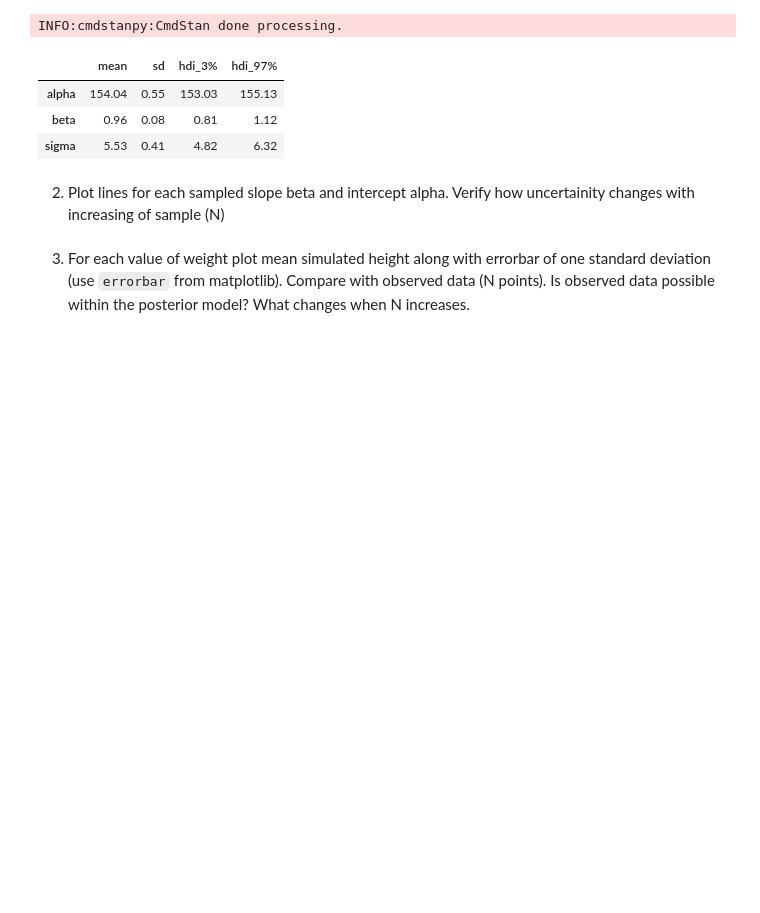
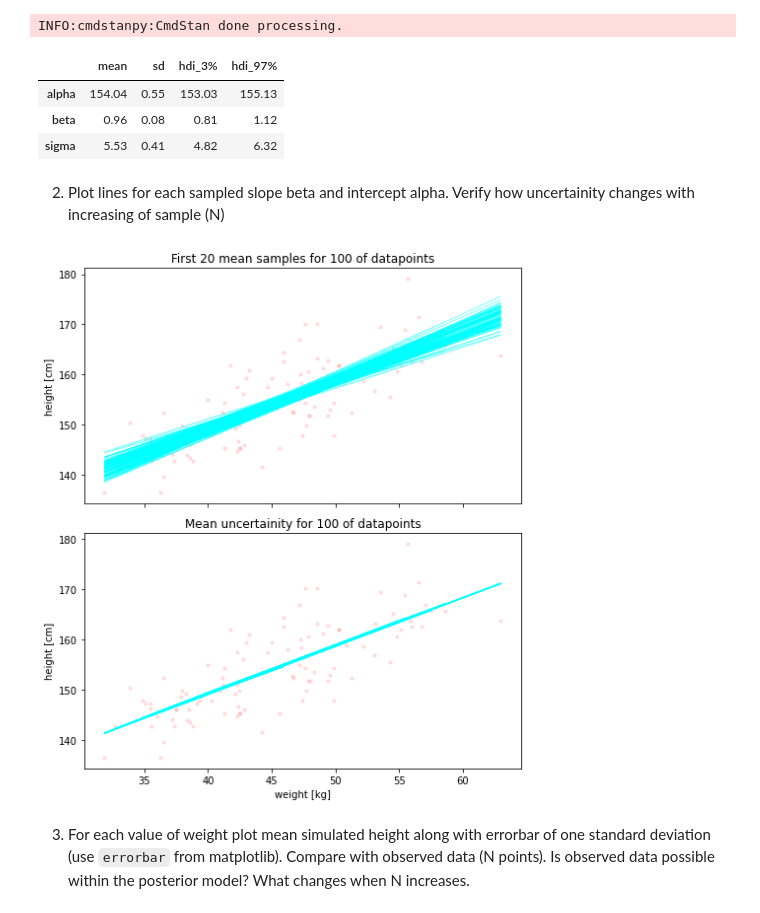
Before and after one commit to DanieloSendi/LaboratoryClasses_Data_Analitycs, a Jupyter notebook: Lab_4_Linear_models_modelling_height_of_Kung_people/Lab_4_Linear_models_modelling_height_of_Kung.ipynb, the cells around one changed output. Drawn from its saved outputs; the diff is of its cells as text; code cells hidden in the pictures; blank space fills up the shorter version.

````diff
--- a/Lab_4_Linear_models_modelling_height_of_Kung_people/Lab_4_Linear_models_modelling_height_of_Kung.ipynb
+++ b/Lab_4_Linear_models_modelling_height_of_Kung_people/Lab_4_Linear_models_modelling_height_of_Kung.ipynb
@@ -330,6 +319,40 @@ INFO:cmdstanpy:CmdStan done processing.
 | sigma | 5.53 | 0.41 | 4.82 | 6.32 |
 # %% [markdown]
 2. Plot lines for each sampled slope beta and intercept alpha. Verify how uncertainity changes with increasing of sample (N)
+# %%
+fig, axes = plt.subplots(2, 1, figsize=(7, 8), sharey=True, sharex=True)
+
+# Plot lines for each sampled slope beta and intercept alpha
+ax0 = axes[0]
+for i in range(100):
+    ax0.plot(d_short.weight,
+             alpha_fit[i] + beta_fit[i] * d_short.c_weight,
+             color='cyan',
+             alpha=0.5,
+             linewidth=0.5)
+ax0.scatter(d_short.weight, d_short.height, color='red', alpha=0.1, s=10)
+ax0.set_ylabel('height [cm]')
+ax0.set_title('First 20 mean samples for {} of datapoints'.format(len(d_short)))
+
+# Plot mean with shaded error band
+ax1 = axes[1]
+mean_height = np.mean(height_pred, axis=0)
+std_height = np.std(height_pred, axis=0)
+ax1.plot(d_short.weight, mean_height, color='cyan')
+# ax1.fill_between(d_short.weight,
+#                   mean_height - std_height,
+#                   mean_height + std_height,
+#                   alpha=0.2,
+#                   color='cyan')
+ax1.scatter(d_short.weight, d_short.height, color='red', alpha=0.1, s=10)
+ax1.set_xlabel('weight [kg]')
+ax1.set_ylabel('height [cm]')
+ax1.set_title('Mean uncertainity for {} of datapoints'.format(len(d_short)))
+
+fig.tight_layout()
+plt.show()
+# %% [output]
+[figure, added]
 # %% [markdown]
 
 3. For each value of weight plot mean simulated height along with errorbar of one standard deviation (use ```errorbar``` from matplotlib). Compare with observed data (N points). Is observed data possible within the posterior model? What changes when N increases.
````
Also changed, not shown: parts of 14 cells of this notebook, 3 other files.
